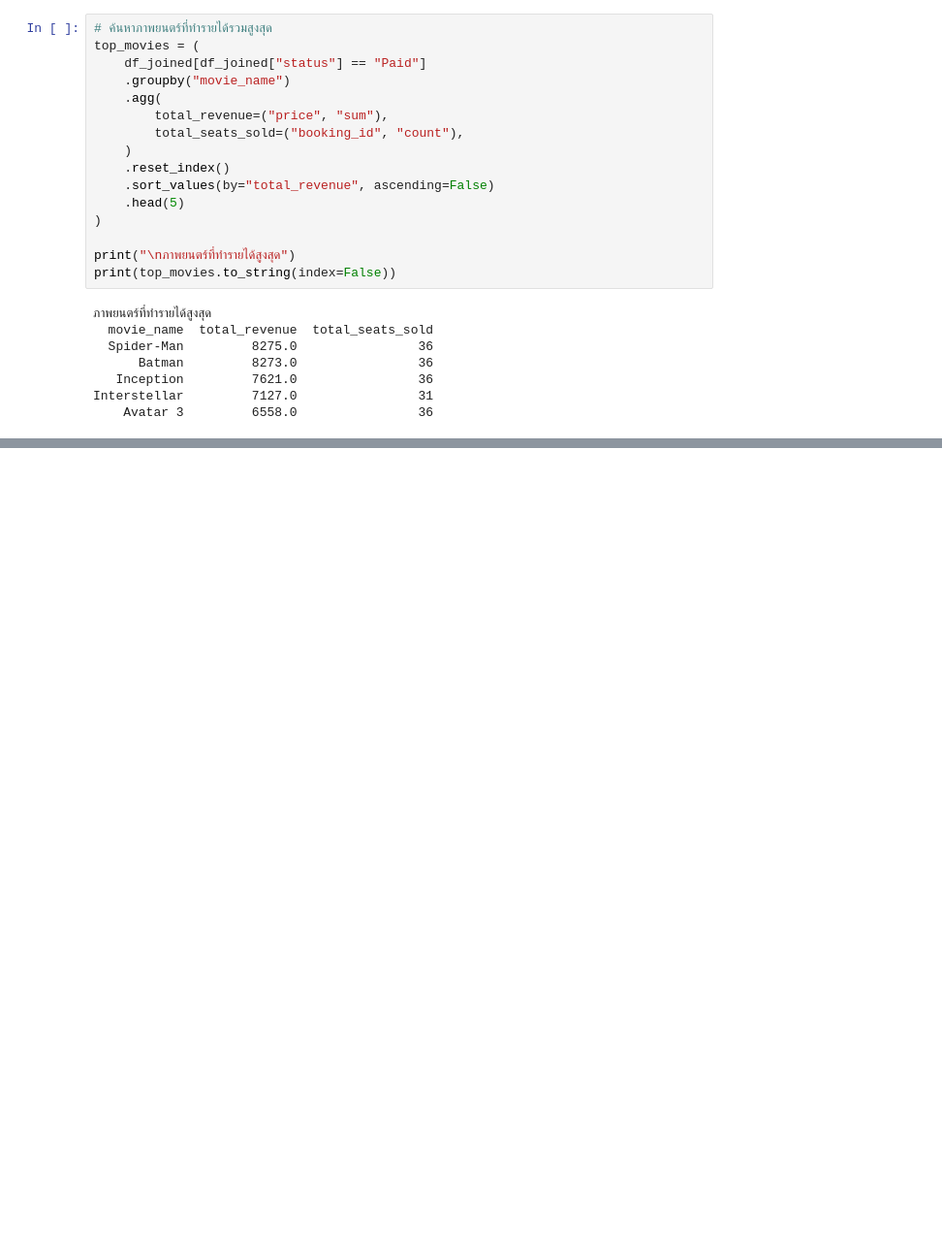
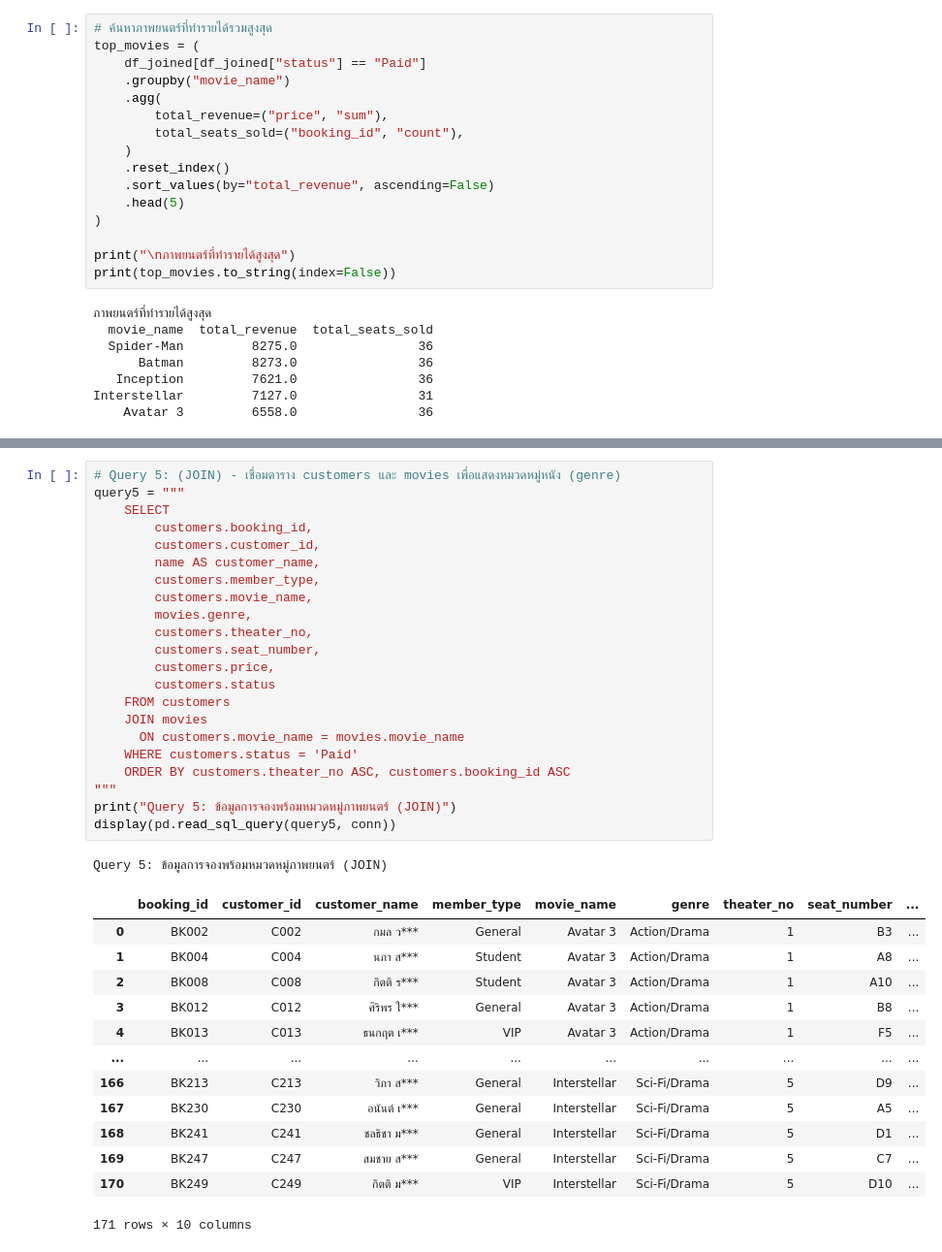
Before and after one commit to natthamonsmn/Cinema_Team, a Jupyter notebook: Cinema.ipynb, the cells around one changed output, grey strips where cells are left out. Shown at 97% size. Saved outputs shown, nothing was run; the diff lists cells and outputs as text; blank space fills up the shorter version.

```diff
--- a/Cinema.ipynb
+++ b/Cinema.ipynb
@@ -923,0 +1079,37 @@ Interstellar         7127.0                31
+# %%
+# Query 5: (JOIN) - เชื่อมตาราง customers และ movies เพื่อแสดงหมวดหมู่หนัง (genre)
+query5 = """
+    SELECT
+        customers.booking_id,
+        customers.customer_id,
+        name AS customer_name,
+        customers.member_type,
+        customers.movie_name,
+        movies.genre,
+        customers.theater_no,
+        customers.seat_number,
+        customers.price,
+        customers.status
+    FROM customers
+    JOIN movies
+      ON customers.movie_name = movies.movie_name
+    WHERE customers.status = 'Paid'
+    ORDER BY customers.theater_no ASC, customers.booking_id ASC
+"""
+print("Query 5: ข้อมูลการจองพร้อมหมวดหมู่ภาพยนตร์ (JOIN)")
+display(pd.read_sql_query(query5, conn))
+# %% [output]
+Query 5: ข้อมูลการจองพร้อมหมวดหมู่ภาพยนตร์ (JOIN)
+|  | booking_id | customer_id | customer_name | member_type | movie_name | genre | theater_no | seat_number | ... |
+| 0 | BK002 | C002 | กมล ว*** | General | Avatar 3 | Action/Drama | 1 | B3 | ... |
+| 1 | BK004 | C004 | นภา ส*** | Student | Avatar 3 | Action/Drama | 1 | A8 | ... |
+| 2 | BK008 | C008 | กิตติ ร*** | Student | Avatar 3 | Action/Drama | 1 | A10 | ... |
+| 3 | BK012 | C012 | ศิริพร ใ*** | General | Avatar 3 | Action/Drama | 1 | B8 | ... |
+| 4 | BK013 | C013 | ธนกฤต เ*** | VIP | Avatar 3 | Action/Drama | 1 | F5 | ... |
+| ... | ... | ... | ... | ... | ... | ... | ... | ... | ... |
+| 166 | BK213 | C213 | วิภา ส*** | General | Interstellar | Sci-Fi/Drama | 5 | D9 | ... |
+| 167 | BK230 | C230 | อนันต์ เ*** | General | Interstellar | Sci-Fi/Drama | 5 | A5 | ... |
+| 168 | BK241 | C241 | ชลธิชา ม*** | General | Interstellar | Sci-Fi/Drama | 5 | D1 | ... |
+| 169 | BK247 | C247 | สมชาย ส*** | General | Interstellar | Sci-Fi/Drama | 5 | C7 | ... |
+| 170 | BK249 | C249 | กิตติ ม*** | VIP | Interstellar | Sci-Fi/Drama | 5 | D10 | ... |
+171 rows × 10 columns
```
Also changed, not shown: parts of 13 cells of this notebook.
